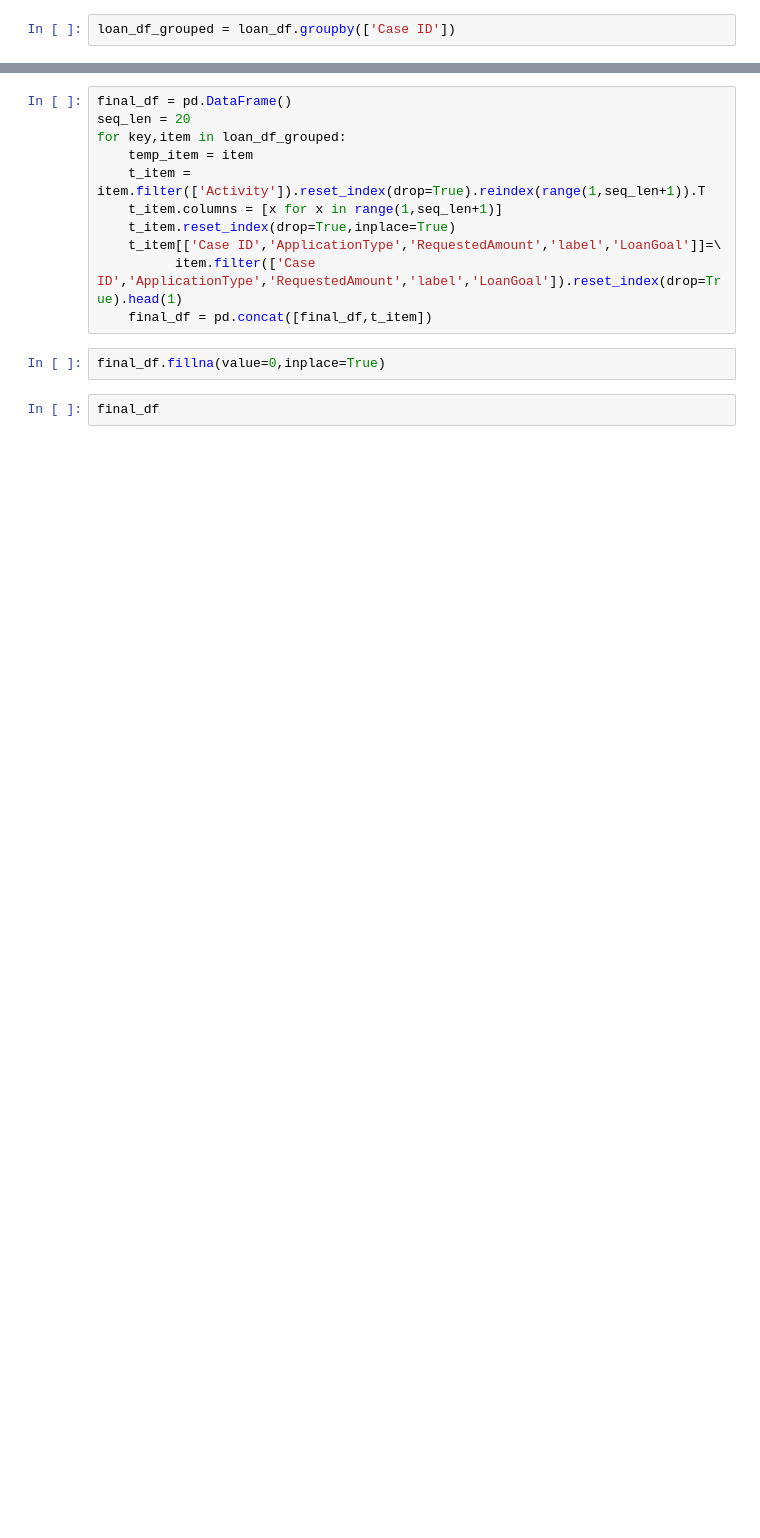
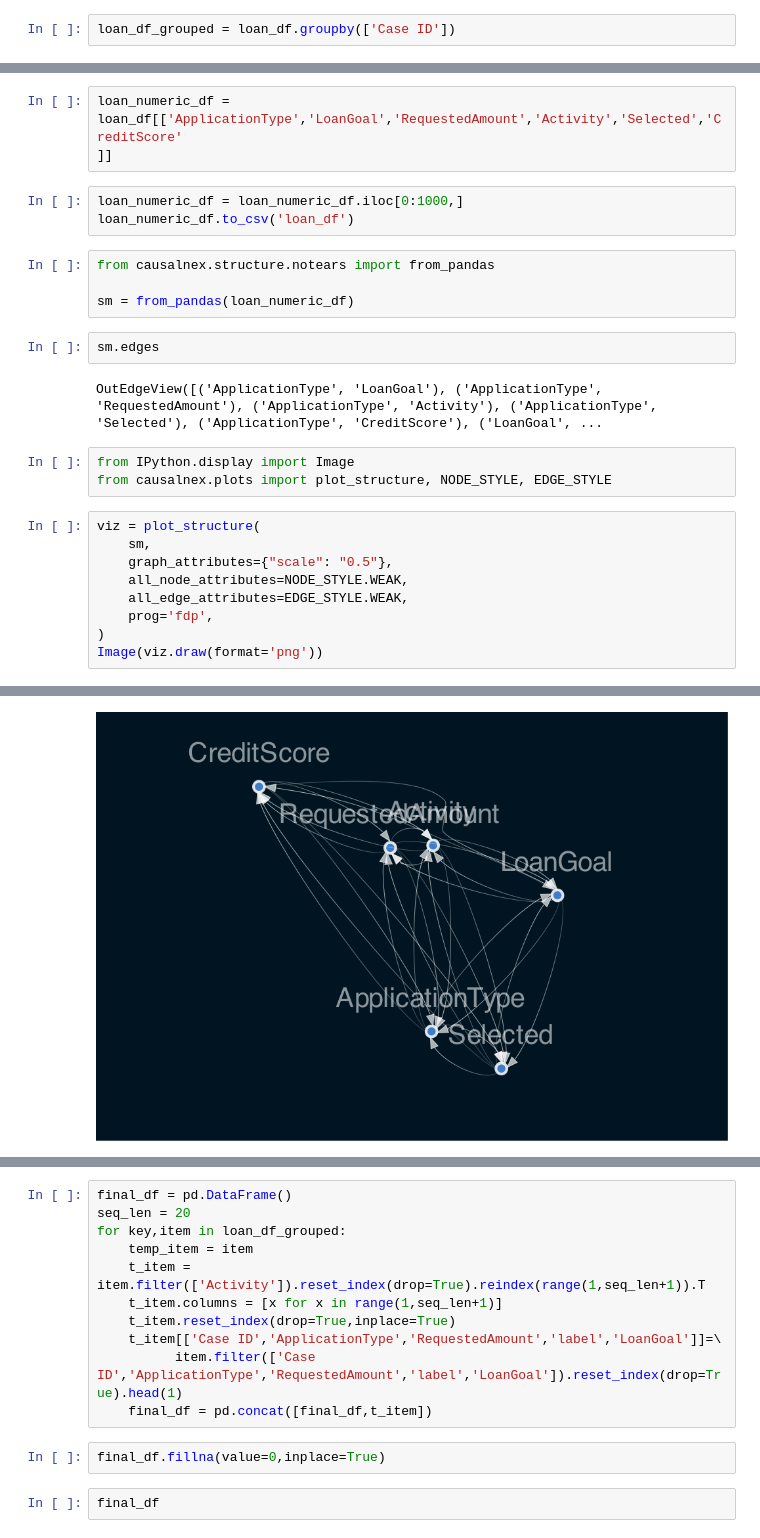
Before and after one commit to z-008/causality-with-confounders, a Jupyter notebook: CausalNex.ipynb, the cells around one changed output, grey strips where cells are left out. Drawn from its saved outputs; the diff is of its cells as text; blank space fills up the shorter version.

```diff
--- a/CausalNex.ipynb
+++ b/CausalNex.ipynb
@@ -235,0 +211,27 @@ loan_df_grouped
+# %%
+loan_numeric_df = loan_df[['ApplicationType','LoanGoal','RequestedAmount','Activity','Selected','CreditScore'
+]]
+# %%
+loan_numeric_df = loan_numeric_df.iloc[0:1000,]
+loan_numeric_df.to_csv('loan_df')
+# %%
+from causalnex.structure.notears import from_pandas
+
+sm = from_pandas(loan_numeric_df)
+# %%
+sm.edges
+# %% [output]
+OutEdgeView([('ApplicationType', 'LoanGoal'), ('ApplicationType', 'RequestedAmount'), ('ApplicationType', 'Activity'), ('ApplicationType', 'Selected'), ('ApplicationType', 'CreditScore'), ('LoanGoal', ...
+# %%
+from IPython.display import Image
+from causalnex.plots import plot_structure, NODE_STYLE, EDGE_STYLE
+# %%
+viz = plot_structure(
+    sm,
+    graph_attributes={"scale": "0.5"},
+    all_node_attributes=NODE_STYLE.WEAK,
+    all_edge_attributes=EDGE_STYLE.WEAK,
+    prog='fdp',
+)
+Image(viz.draw(format='png'))
+# %% [output]
@@ -235,0 +245 @@ loan_df_grouped
+[figure, added]
```
Also changed, not shown: parts of 13 cells of this notebook.
